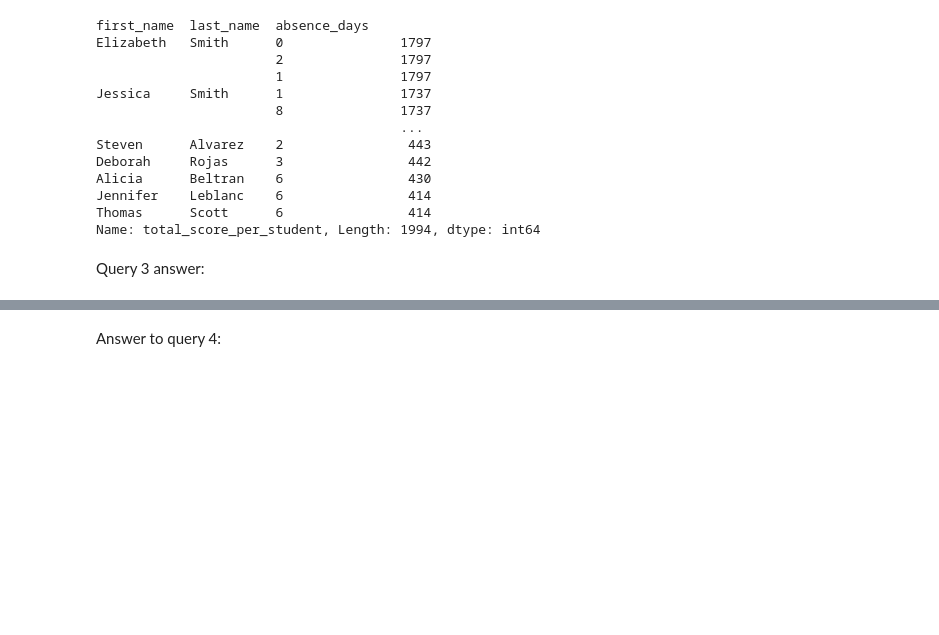
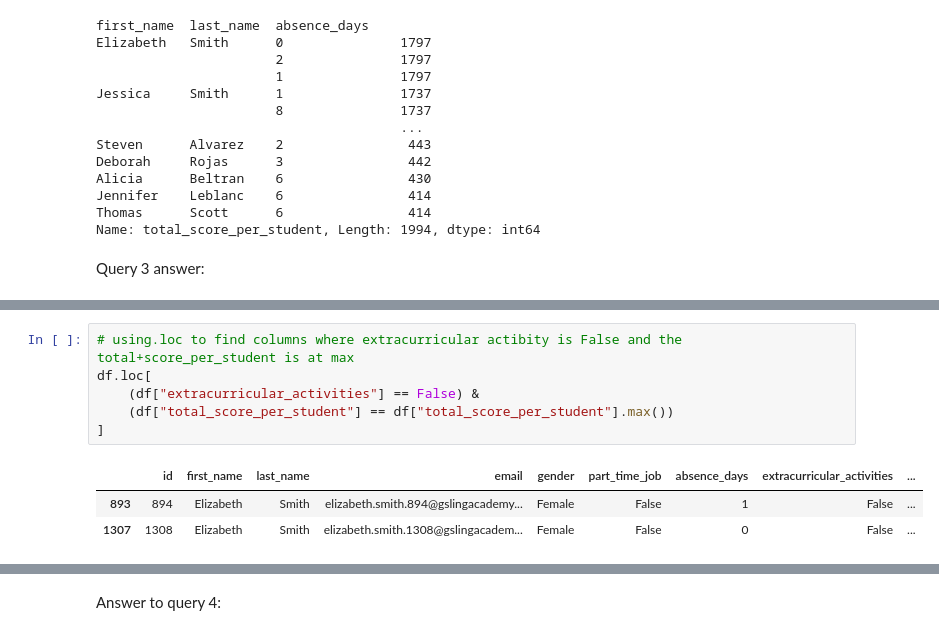
Before and after one commit to Data-Epic/data-wrangling-ogechukwu-okoli, a Jupyter notebook: task-3/Students-performance-Ogechukwu-Okoli.ipynb, the cells around one changed output, grey strips where cells are left out. Drawn from its saved outputs; the diff is of its cells as text; blank space fills up the shorter version.

```diff
--- a/task-3/Students-performance-Ogechukwu-Okoli.ipynb
+++ b/task-3/Students-performance-Ogechukwu-Okoli.ipynb
@@ -490,0 +510,10 @@ df.loc[(df["total_score_per_student"] == df["total_score_per_student"].max())]
+# %%
+# using.loc to find columns where extracurricular actibity is False and the total+score_per_student is at max
+df.loc[
+    (df["extracurricular_activities"] == False) &
+    (df["total_score_per_student"] == df["total_score_per_student"].max())
+]
+# %% [output]
+|  | id | first_name | last_name | email | gender | part_time_job | absence_days | extracurricular_activities | ... |
+| 893 | 894 | Elizabeth | Smith | elizabeth.smith.894@gslingacademy... | Female | False | 1 | False | ... |
+| 1307 | 1308 | Elizabeth | Smith | elizabeth.smith.1308@gslingacadem... | Female | False | 0 | False | ... |
```
Also changed, not shown: parts of 23 cells of this notebook.
